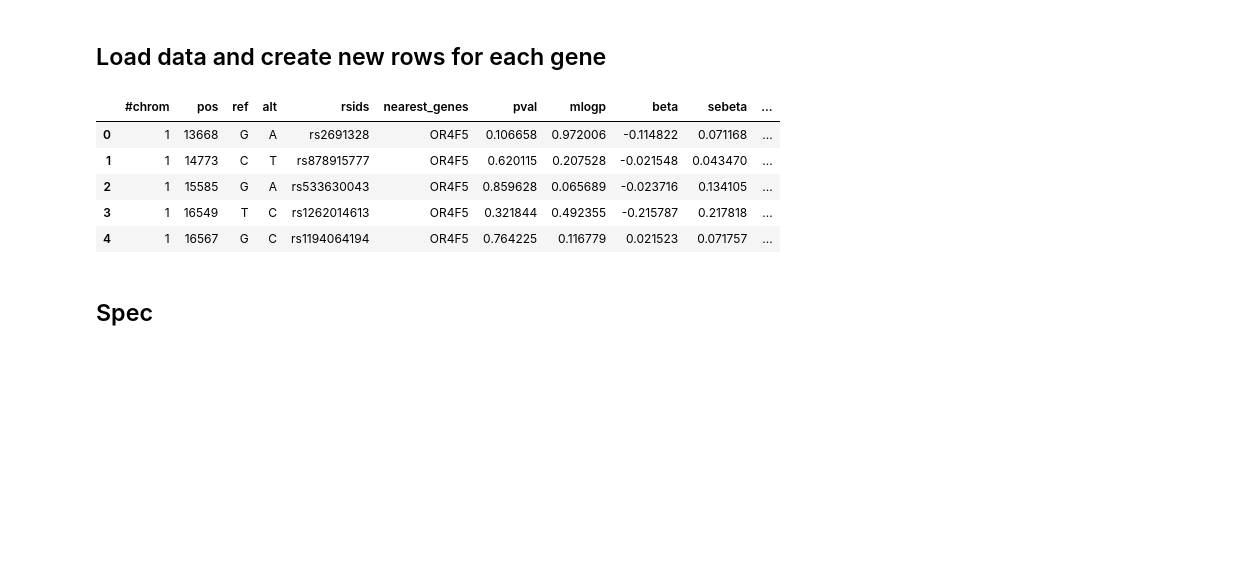
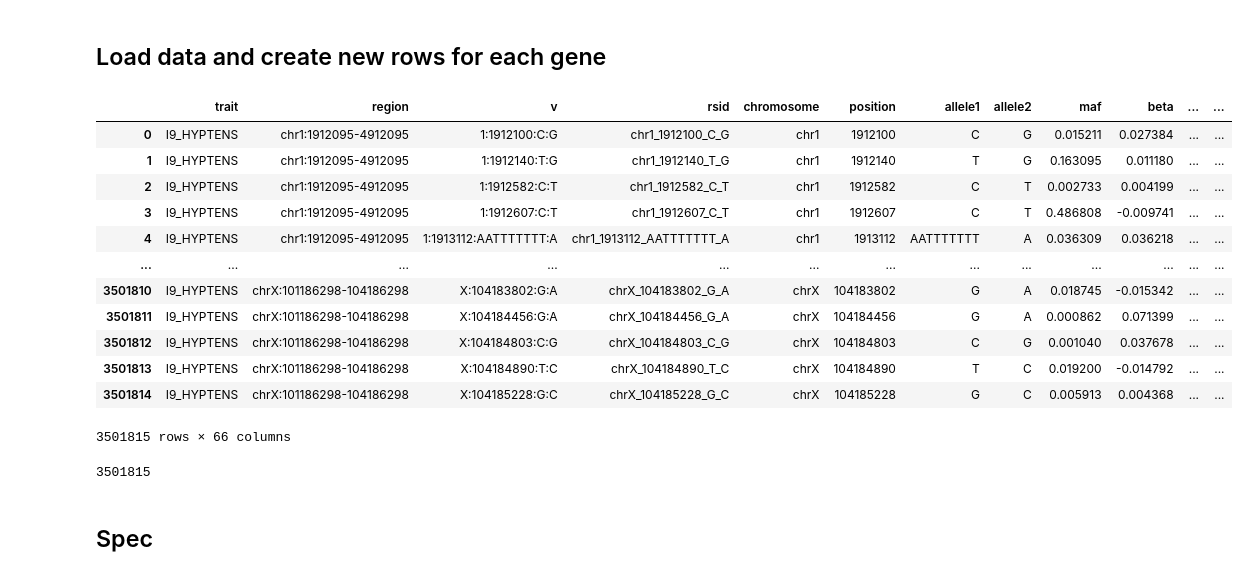
Before and after one commit to mattfaltyn/GeoGWAS, a Jupyter notebook: FinnGenn/notebooks/grapher-gcn.ipynb, the cells around one changed output. Drawn from its saved outputs; the diff is of its cells as text; code cells hidden in the pictures; blank space fills up the shorter version.

```diff
--- a/FinnGenn/notebooks/grapher-gcn.ipynb
+++ b/FinnGenn/notebooks/grapher-gcn.ipynb
@@ -116,14 +118,25 @@ data_new = (data.loc[data.index.repeat(split_genes.str.len())]
 # Reset index to have a standard index
 data = data_new.reset_index(drop=True)
 # %%
-data.head()
+data
 # %% [output]
-|  | #chrom | pos | ref | alt | rsids | nearest_genes | pval | mlogp | beta | sebeta | ... |
-| 0 | 1 | 13668 | G | A | rs2691328 | OR4F5 | 0.106658 | 0.972006 | -0.114822 | 0.071168 | ... |
-| 1 | 1 | 14773 | C | T | rs878915777 | OR4F5 | 0.620115 | 0.207528 | -0.021548 | 0.043470 | ... |
-| 2 | 1 | 15585 | G | A | rs533630043 | OR4F5 | 0.859628 | 0.065689 | -0.023716 | 0.134105 | ... |
-| 3 | 1 | 16549 | T | C | rs1262014613 | OR4F5 | 0.321844 | 0.492355 | -0.215787 | 0.217818 | ... |
-| 4 | 1 | 16567 | G | C | rs1194064194 | OR4F5 | 0.764225 | 0.116779 | 0.021523 | 0.071757 | ... |
+|  | trait | region | v | rsid | chromosome | position | allele1 | allele2 | maf | beta | ... | ... |
+| 0 | I9_HYPTENS | chr1:1912095-4912095 | 1:1912100:C:G | chr1_1912100_C_G | chr1 | 1912100 | C | G | 0.015211 | 0.027384 | ... | ... |
+| 1 | I9_HYPTENS | chr1:1912095-4912095 | 1:1912140:T:G | chr1_1912140_T_G | chr1 | 1912140 | T | G | 0.163095 | 0.011180 | ... | ... |
+| 2 | I9_HYPTENS | chr1:1912095-4912095 | 1:1912582:C:T | chr1_1912582_C_T | chr1 | 1912582 | C | T | 0.002733 | 0.004199 | ... | ... |
+| 3 | I9_HYPTENS | chr1:1912095-4912095 | 1:1912607:C:T | chr1_1912607_C_T | chr1 | 1912607 | C | T | 0.486808 | -0.009741 | ... | ... |
+| 4 | I9_HYPTENS | chr1:1912095-4912095 | 1:1913112:AATTTTTTT:A | chr1_1913112_AATTTTTTT_A | chr1 | 1913112 | AATTTTTTT | A | 0.036309 | 0.036218 | ... | ... |
+| ... | ... | ... | ... | ... | ... | ... | ... | ... | ... | ... | ... | ... |
+| 3501810 | I9_HYPTENS | chrX:101186298-104186298 | X:104183802:G:A | chrX_104183802_G_A | chrX | 104183802 | G | A | 0.018745 | -0.015342 | ... | ... |
+| 3501811 | I9_HYPTENS | chrX:101186298-104186298 | X:104184456:G:A | chrX_104184456_G_A | chrX | 104184456 | G | A | 0.000862 | 0.071399 | ... | ... |
+| 3501812 | I9_HYPTENS | chrX:101186298-104186298 | X:104184803:C:G | chrX_104184803_C_G | chrX | 104184803 | C | G | 0.001040 | 0.037678 | ... | ... |
+| 3501813 | I9_HYPTENS | chrX:101186298-104186298 | X:104184890:T:C | chrX_104184890_T_C | chrX | 104184890 | T | C | 0.019200 | -0.014792 | ... | ... |
+| 3501814 | I9_HYPTENS | chrX:101186298-104186298 | X:104185228:G:C | chrX_104185228_G_C | chrX | 104185228 | G | C | 0.005913 | 0.004368 | ... | ... |
+3501815 rows × 66 columns
+# %%
+len(data)
+# %% [output]
+3501815
 # %% [markdown]
 ## Spec
 # %% [markdown]
```
Also changed, not shown: parts of 1 cell of this notebook, 2 other files.
